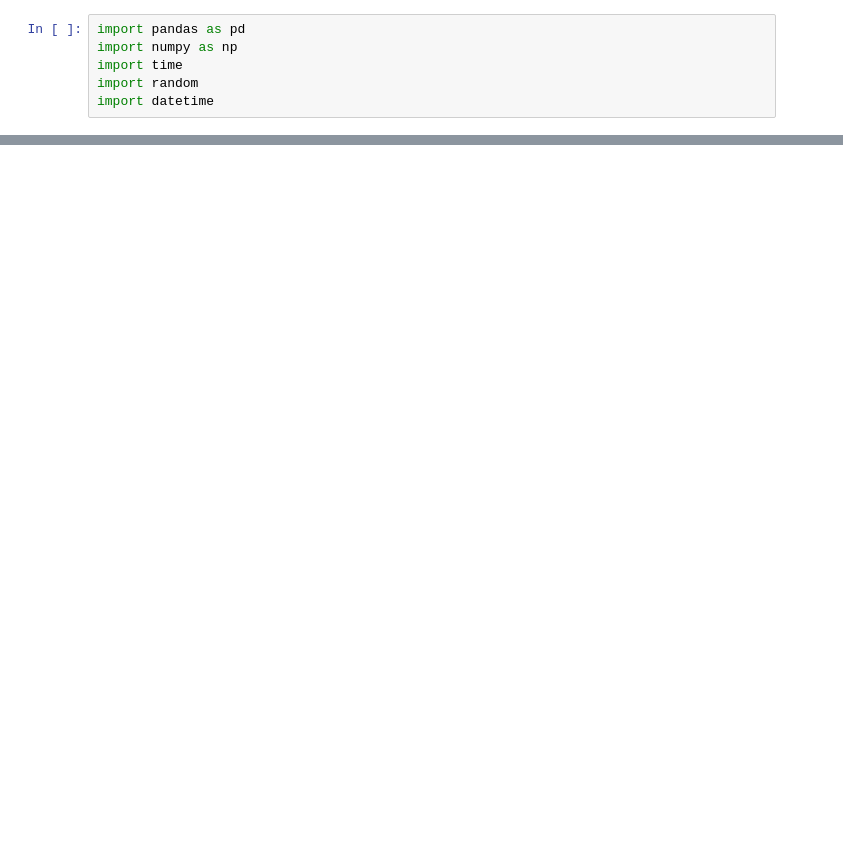
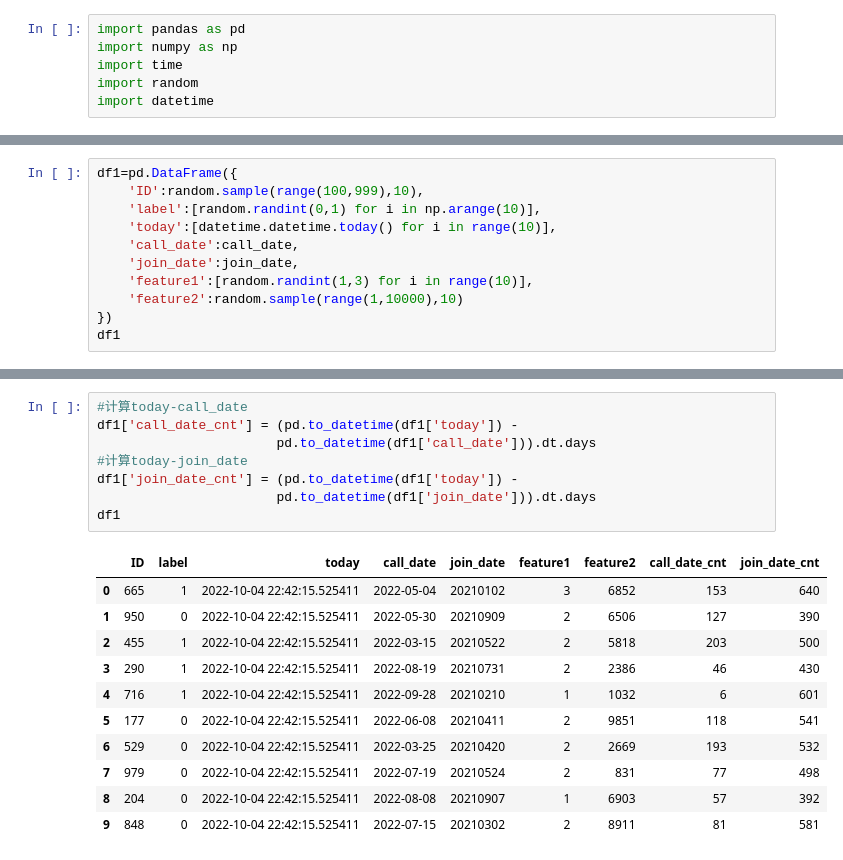
Before and after one commit to TaoXue-99/The-Technical-Details-of-Machine-Learning, a Jupyter notebook: 1. Data Preprocessing/1.2 apply & applymap.ipynb, the cells around one changed output, grey strips where cells are left out. Saved outputs shown, nothing was run; the diff lists cells and outputs as text; blank space fills up the shorter version.

```diff
--- a/1. Data Preprocessing/1.2 apply & applymap.ipynb
+++ b/1. Data Preprocessing/1.2 apply & applymap.ipynb
@@ -47,0 +184,11 @@ Type:      method
+# %%
+df1=pd.DataFrame({
+    'ID':random.sample(range(100,999),10),
+    'label':[random.randint(0,1) for i in np.arange(10)],
+    'today':[datetime.datetime.today() for i in range(10)],
+    'call_date':call_date,
+    'join_date':join_date,
+    'feature1':[random.randint(1,3) for i in range(10)],
+    'feature2':random.sample(range(1,10000),10)
+})
+df1
@@ -47,0 +207,20 @@ Type:      method
+# %%
+#计算today-call_date
+df1['call_date_cnt'] = (pd.to_datetime(df1['today']) -
+                       pd.to_datetime(df1['call_date'])).dt.days
+#计算today-join_date
+df1['join_date_cnt'] = (pd.to_datetime(df1['today']) -
+                       pd.to_datetime(df1['join_date'])).dt.days
+df1
+# %% [output]
+|  | ID | label | today | call_date | join_date | feature1 | feature2 | call_date_cnt | join_date_cnt |
+| 0 | 665 | 1 | 2022-10-04 22:42:15.525411 | 2022-05-04 | 20210102 | 3 | 6852 | 153 | 640 |
+| 1 | 950 | 0 | 2022-10-04 22:42:15.525411 | 2022-05-30 | 20210909 | 2 | 6506 | 127 | 390 |
+| 2 | 455 | 1 | 2022-10-04 22:42:15.525411 | 2022-03-15 | 20210522 | 2 | 5818 | 203 | 500 |
+| 3 | 290 | 1 | 2022-10-04 22:42:15.525411 | 2022-08-19 | 20210731 | 2 | 2386 | 46 | 430 |
+| 4 | 716 | 1 | 2022-10-04 22:42:15.525411 | 2022-09-28 | 20210210 | 1 | 1032 | 6 | 601 |
+| 5 | 177 | 0 | 2022-10-04 22:42:15.525411 | 2022-06-08 | 20210411 | 2 | 9851 | 118 | 541 |
+| 6 | 529 | 0 | 2022-10-04 22:42:15.525411 | 2022-03-25 | 20210420 | 2 | 2669 | 193 | 532 |
+| 7 | 979 | 0 | 2022-10-04 22:42:15.525411 | 2022-07-19 | 20210524 | 2 | 831 | 77 | 498 |
+| 8 | 204 | 0 | 2022-10-04 22:42:15.525411 | 2022-08-08 | 20210907 | 1 | 6903 | 57 | 392 |
+| 9 | 848 | 0 | 2022-10-04 22:42:15.525411 | 2022-07-15 | 20210302 | 2 | 8911 | 81 | 581 |
```
Also changed, not shown: parts of 21 cells of this notebook, 2 other files.
